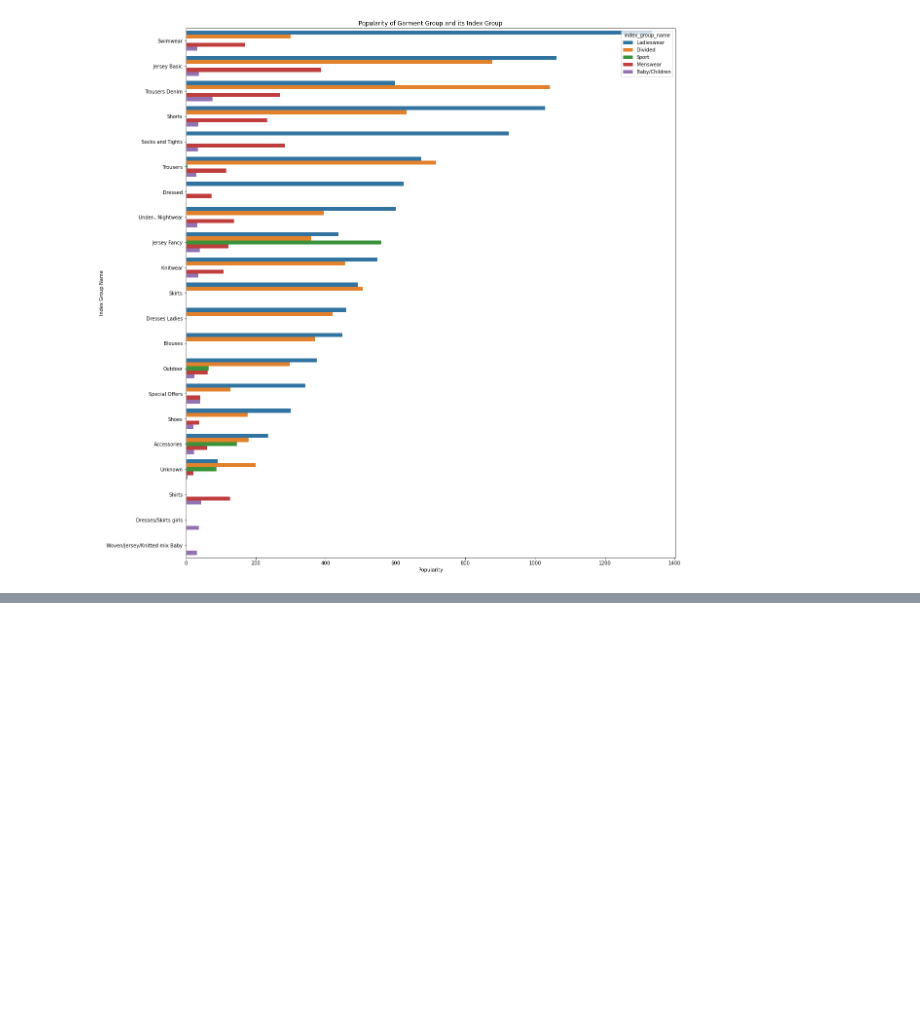
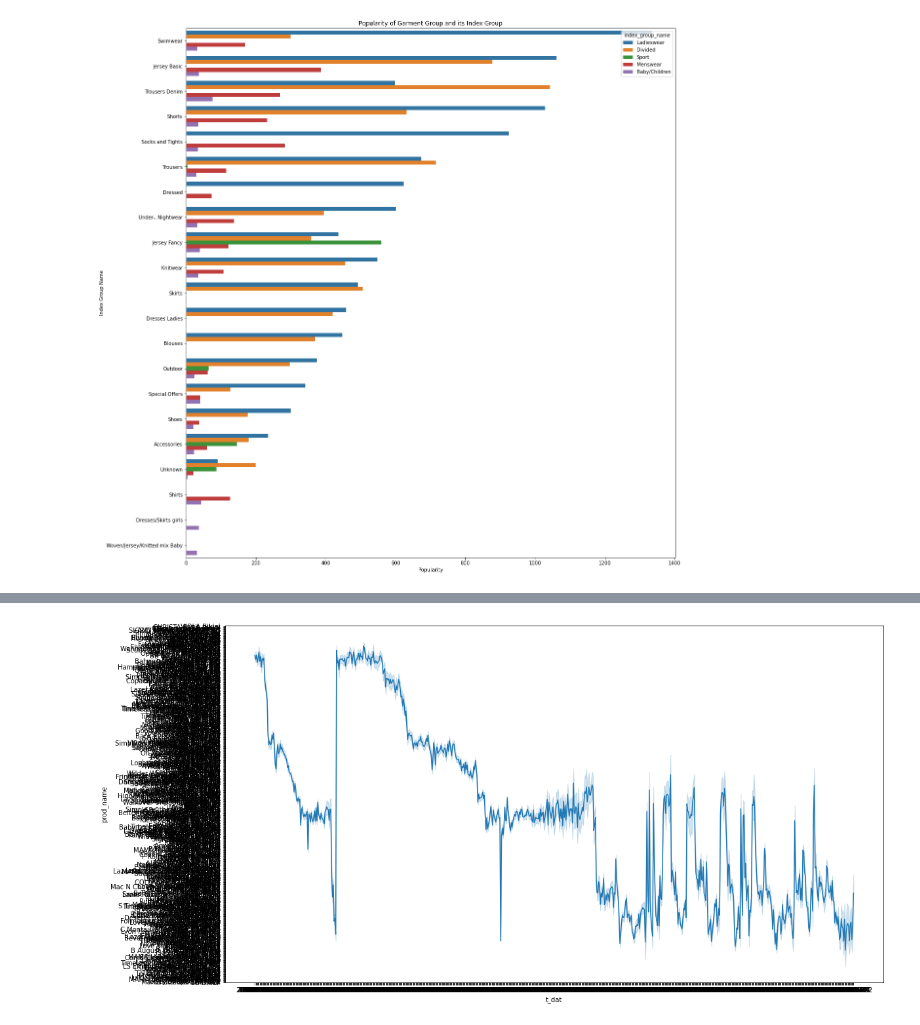
Before and after one commit to xper100/kagglestudy, a Jupyter notebook: H&M Personalized Recommendation/H&M Analysis.ipynb, the cells around one changed output, grey strips where cells are left out. Cells and saved outputs as stored; diff of their text form; code cells hidden in the pictures; blank space fills up the shorter version.

```diff
--- a/H&M Personalized Recommendation/H&M Analysis.ipynb
+++ b/H&M Personalized Recommendation/H&M Analysis.ipynb
@@ -254,6 +272,8 @@ transactions_train.head(2)
 customer_transation = pd.merge(customers, transactions_train, on = 'customer_id', how = 'inner')
 # %%
 transation_article = pd.merge(articles, transactions_train, on = 'article_id', how = 'inner')
+# %%
+transation_article['t_dat'] = pd.to_datetime(transation_article['t_dat'])
 # %%
 merge_all = pd.merge(customer_transation, transation_article, on = ['customer_id', 'article_id'], how = 'inner')
 merge_all.head(2)
@@ -426,0 +470,6 @@ plt.show()
+# %%
+fig, ax = plt.subplots(figsize = (18,10))
+ax = sns.lineplot(data = transation_article[transation_article['garment_group_name']=='Swimwear'], x = 't_dat', y = 'prod_name')
+plt.show()
+# %% [output]
+[figure, added]
```
Also changed, not shown: parts of 9 cells of this notebook, 3 other files.
